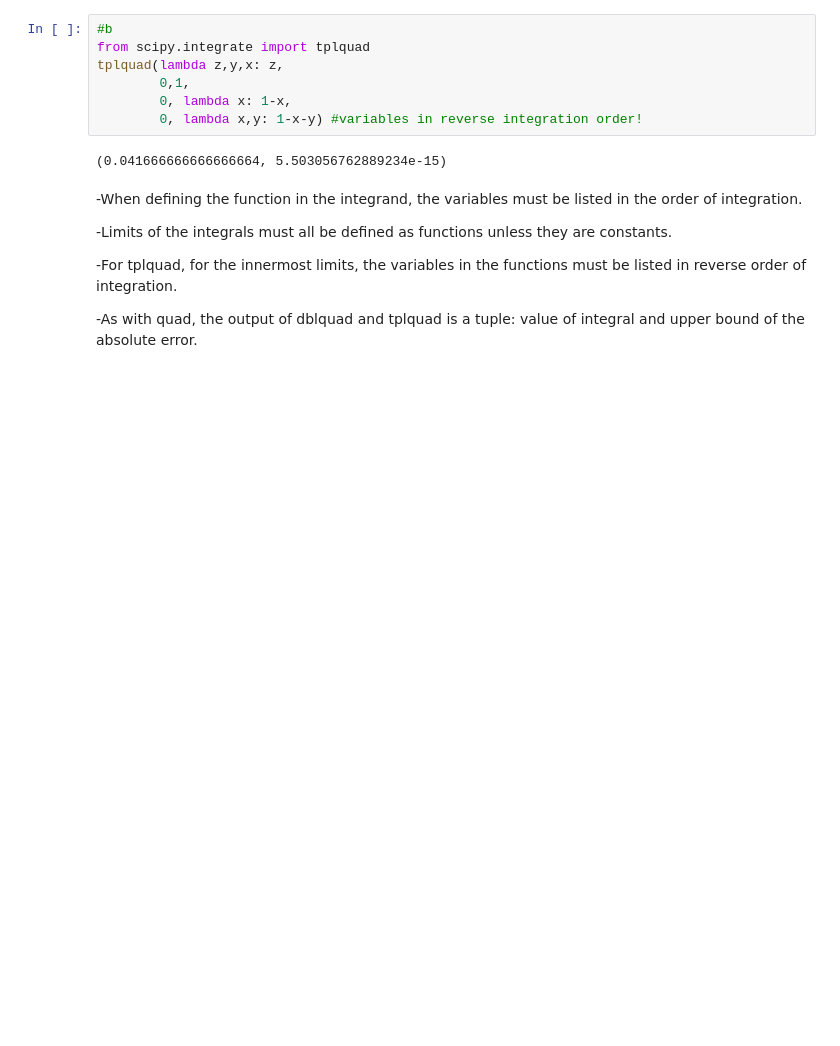
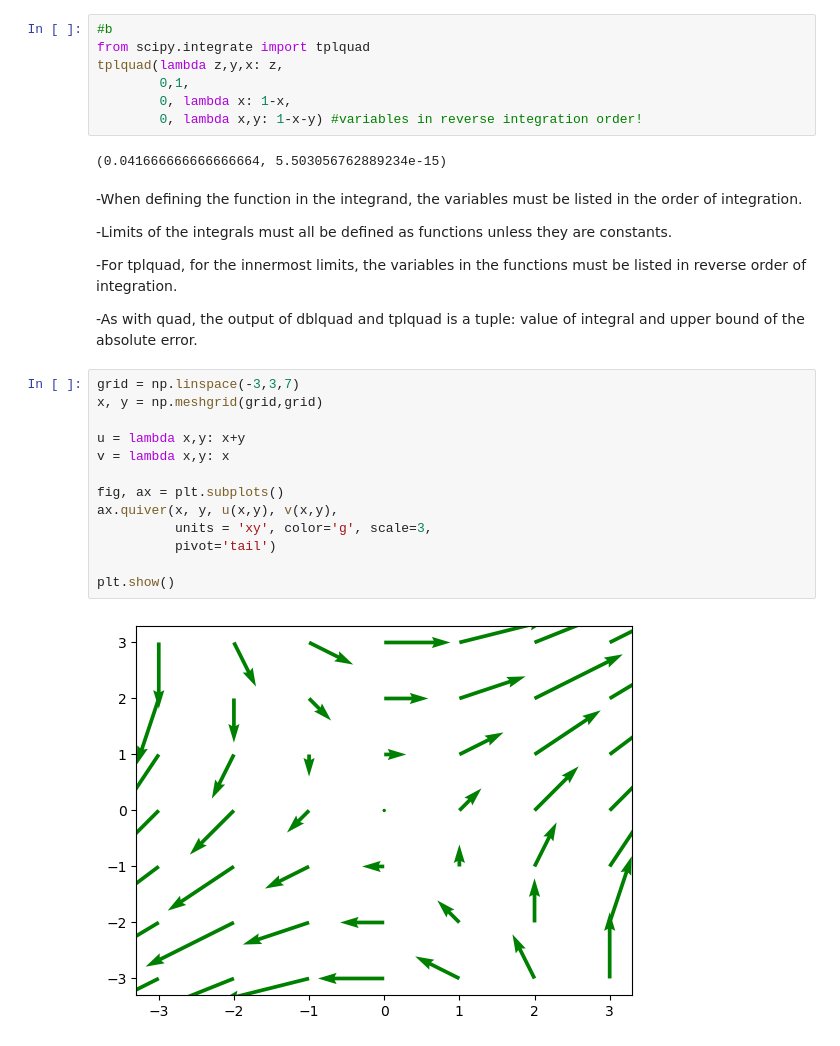
Before and after one commit to adamlewy3/Python-Projects, a Jupyter notebook: Python Essentials.ipynb, the cells around one changed output. Cells and saved outputs as stored; diff of their text form; blank space fills up the shorter version.

```diff
--- a/Python Essentials.ipynb
+++ b/Python Essentials.ipynb
@@ -401,3 +402,18 @@ tplquad(lambda z,y,x: z,
 -For tplquad, for the innermost limits, the variables in the functions must be listed in reverse order of integration.
 
 -As with quad, the output of dblquad and tplquad is a tuple: value of integral and upper bound of the absolute error.
+# %%
+grid = np.linspace(-3,3,7)
+x, y = np.meshgrid(grid,grid)
+
+u = lambda x,y: x+y
+v = lambda x,y: x
+
+fig, ax = plt.subplots()
+ax.quiver(x, y, u(x,y), v(x,y),
+          units = 'xy', color='g', scale=3,
+          pivot='tail')
+
+plt.show()
+# %% [output]
+[figure, added]
```
Also changed, not shown: parts of 8 cells of this notebook.
